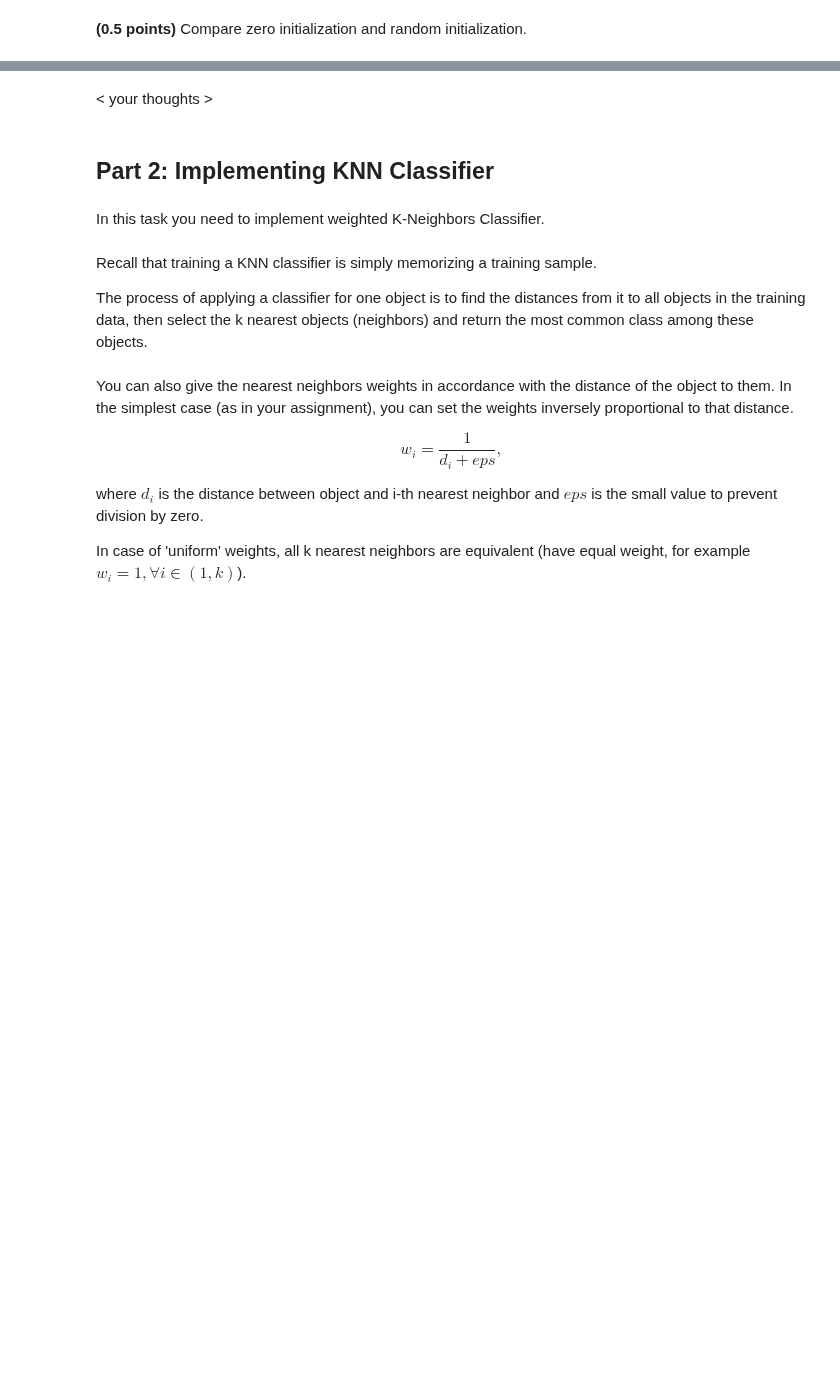
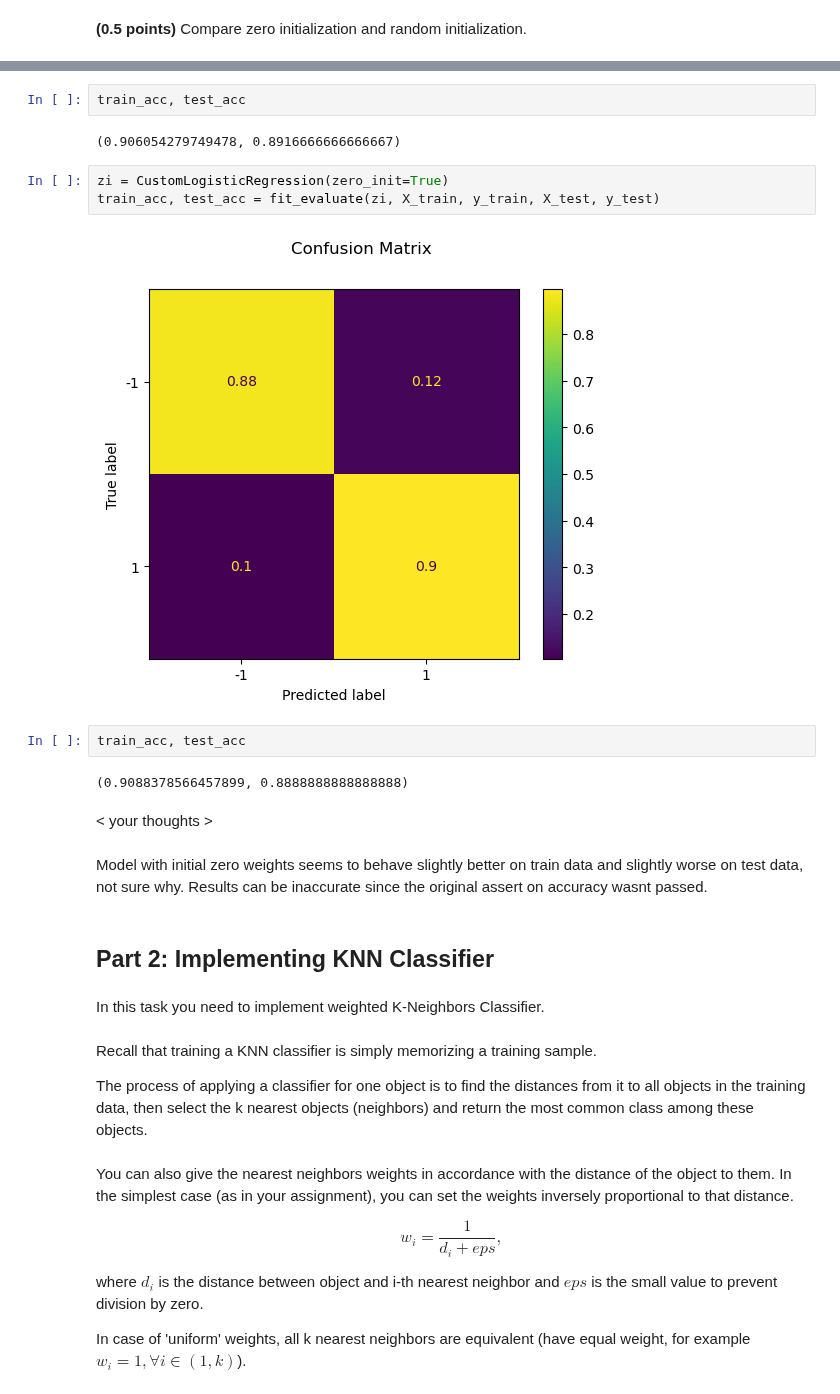
Before and after one commit to tshura/ml-intro-tasks, a Jupyter notebook: 5_/hw_classification.ipynb, the cells around one changed output, grey strips where cells are left out. Saved outputs shown, nothing was run; the diff lists cells and outputs as text; blank space fills up the shorter version.

```diff
--- a/5_/hw_classification.ipynb
+++ b/5_/hw_classification.ipynb
@@ -314,5 +313,20 @@ Text(0.5, 1.0, 'Loss history')
+# %%
+train_acc, test_acc
+# %% [output]
+(0.906054279749478, 0.8916666666666667)
+# %%
+zi = CustomLogisticRegression(zero_init=True)
+train_acc, test_acc = fit_evaluate(zi, X_train, y_train, X_test, y_test)
+# %% [output]
+[figure, added]
+# %%
+train_acc, test_acc
+# %% [output]
+(0.9088378566457899, 0.8888888888888888)
 # %% [markdown]
 < your thoughts >
+# %% [markdown]
+Model with initial zero weights seems to behave slightly better on train data and slightly worse on test data, not sure why. Results can be inaccurate since the original assert on accuracy wasnt passed.
 # %% [markdown]
 ## Part 2: Implementing KNN Classifier
 # %% [markdown]
```
Also changed, not shown: parts of 33 cells of this notebook.
